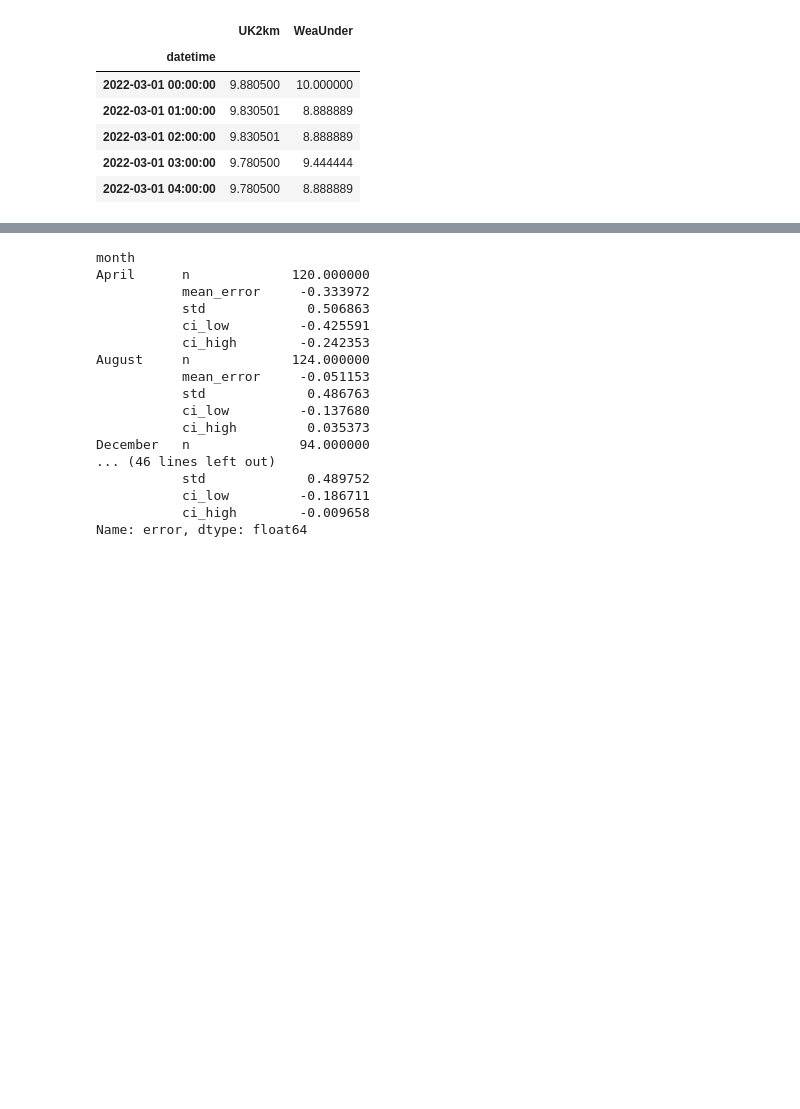
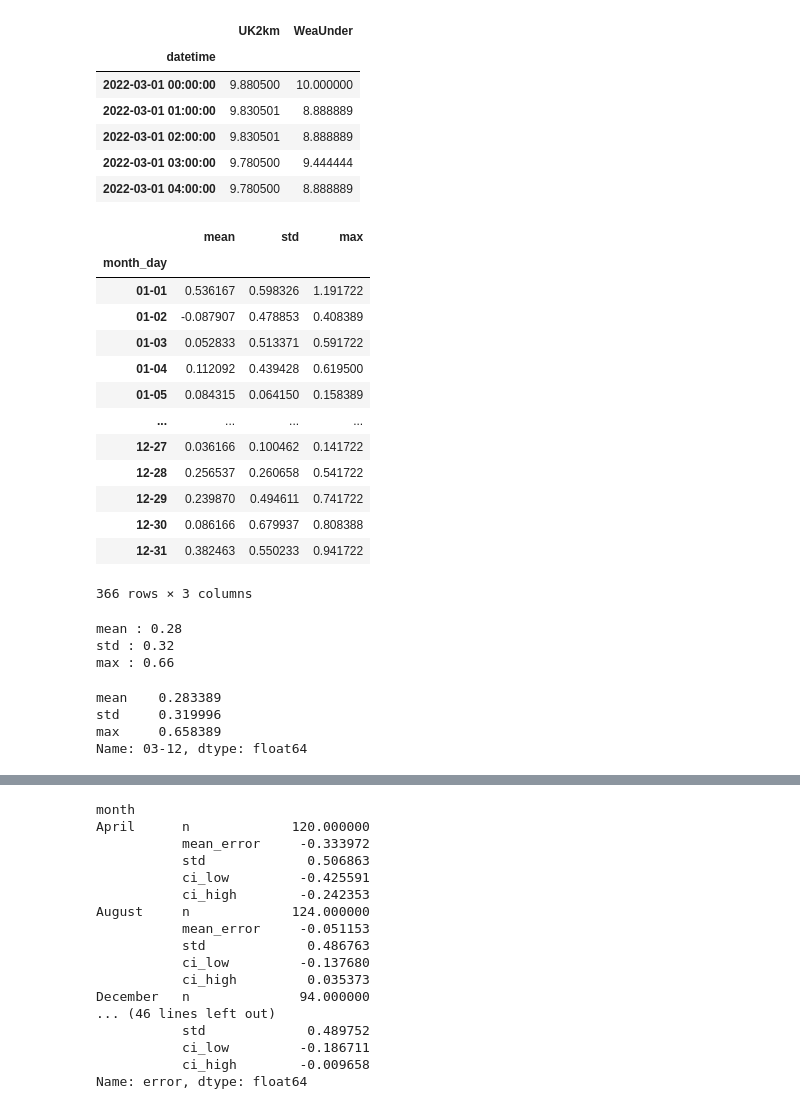
Before and after one commit to emanuel-gf/global-temp-anomaly---daily-max-nasa-esa-era5, a Jupyter notebook: daily_max_temp/explore_temp_and_time_distribution/temptime.ipynb, the cells around one changed output, grey strips where cells are left out. Cells and saved outputs as stored; diff of their text form; code cells hidden in the pictures; blank space fills up the shorter version.

```diff
--- a/daily_max_temp/explore_temp_and_time_distribution/temptime.ipynb
+++ b/daily_max_temp/explore_temp_and_time_distribution/temptime.ipynb
@@ -458,0 +471,17 @@ dff.head()
+# %%
+day_stats.loc['']
+# %% [output]
+|  | mean | std | max |
+| month_day |  |  |  |
+| 01-01 | 0.536167 | 0.598326 | 1.191722 |
+| 01-02 | -0.087907 | 0.478853 | 0.408389 |
+| 01-03 | 0.052833 | 0.513371 | 0.591722 |
+| 01-04 | 0.112092 | 0.439428 | 0.619500 |
+| 01-05 | 0.084315 | 0.064150 | 0.158389 |
+| ... | ... | ... | ... |
+| 12-27 | 0.036166 | 0.100462 | 0.141722 |
+| 12-28 | 0.256537 | 0.260658 | 0.541722 |
+| 12-29 | 0.239870 | 0.494611 | 0.741722 |
+| 12-30 | 0.086166 | 0.679937 | 0.808388 |
+| 12-31 | 0.382463 | 0.550233 | 0.941722 |
+366 rows × 3 columns
@@ -459,3 +490,48 @@ dff.head()
+# %%
+analysis_day = "2022-03-12"
+#datetime.datetime.strptime(analysis_day,format="%y-%m-%d")
+
+for i, row in day_stats.loc['03-12'].items():
+    print(f"{i} : {row:.2f}")
+# %% [output]
+mean : 0.28
+std : 0.32
+max : 0.66
+# %%
+df = daily_agg.copy()
+
+# --- 1. Aggregate by day of year (e.g. March 12 = "03-12") ---
+df['month_day'] = df.index.strftime('%m-%d')
+
+day_stats = df.groupby('month_day')['error'].agg(['mean', 'std', 'max',])
+print(day_stats.loc['03-12'])  # swap for any day
+
+
+# # --- 2. First week of December ---
+# dec_week1 = df[(df.index.month == 12) & (df.index.day <= 7)]
+
+# dec_week1_stats = dec_week1['error'].agg(['mean', 'std', 'max'])
+# print(dec_week1_stats)
+
+
+# # --- 3. Monthly aggregation ---
+# monthly_stats = df.groupby('month')['error'].agg(['mean', 'std', 'max'])
+# print(monthly_stats)
+
+# # If you want months in calendar order rather than alphabetical:
+# month_order = ['January','February','March','April','May','June',
+#                'July','August','September','October','November','December']
+# monthly_stats = monthly_stats.reindex(month_order)
+
+
+# # --- 4. Total (overall) error mean and std ---
+# total_stats = df['error'].agg(['mean', 'std'])
+# print(total_stats)
+# %% [output]
+mean    0.283389
+std     0.319996
+max     0.658389
+Name: 03-12, dtype: float64
 # %%
 ## groupby day retrieving the max temp
 daily_agg = dff[['UK2km','WeaUnder']].groupby(
```
Also changed, not shown: parts of 6 cells of this notebook, 11 other files.
